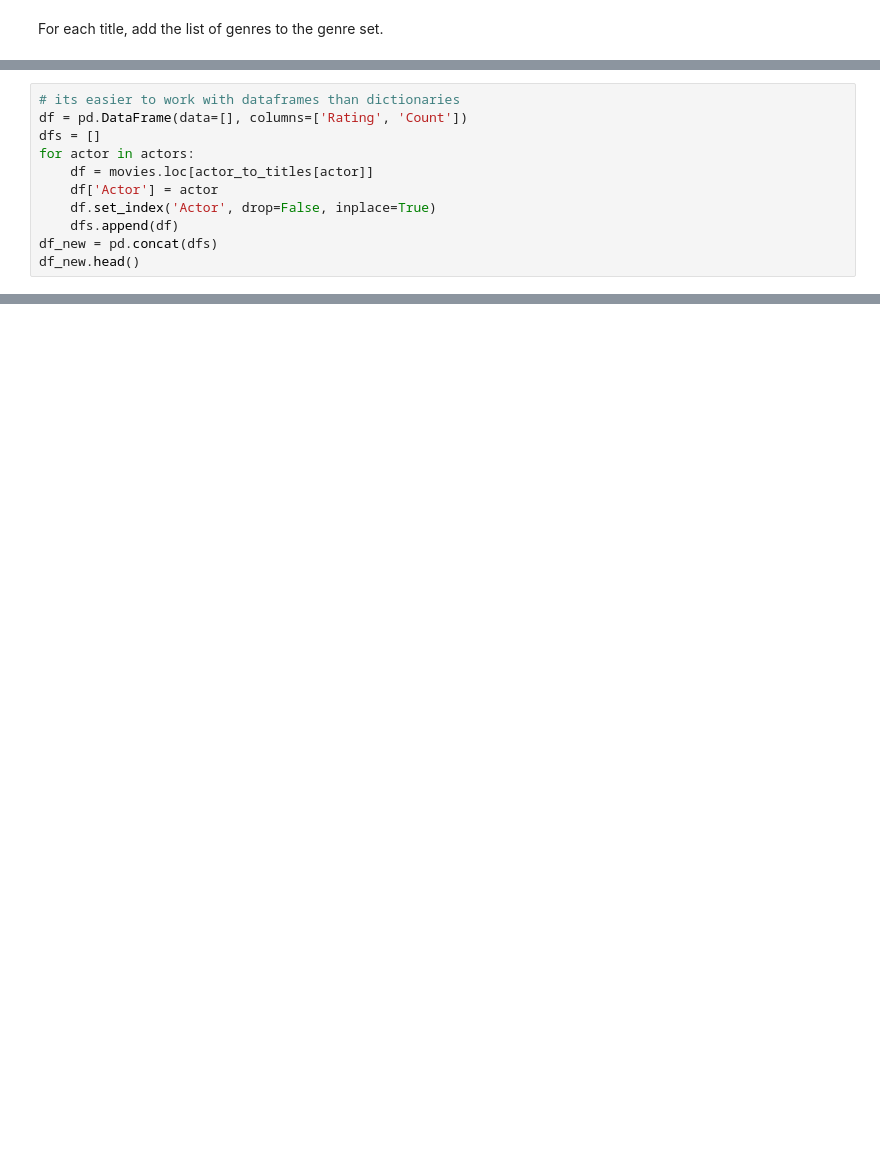
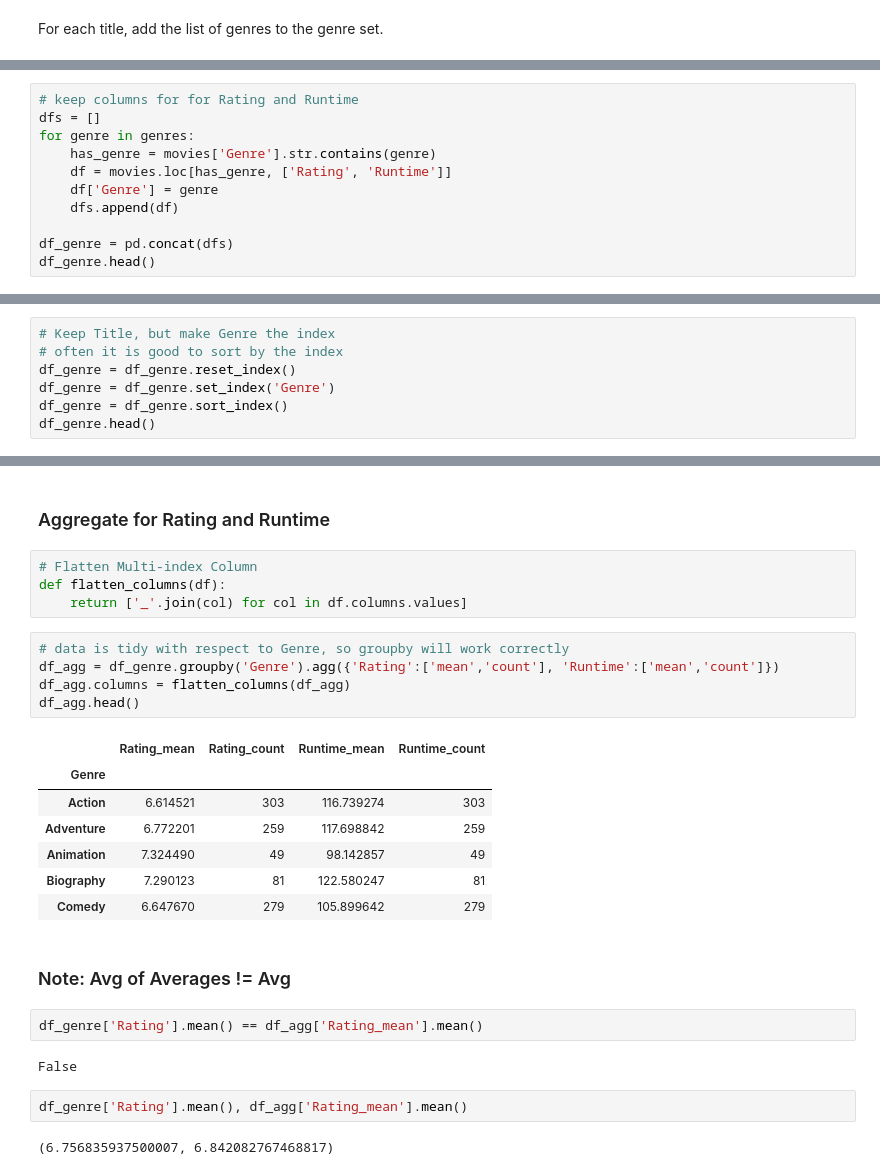
Before and after one commit to sdiehl28/Scikit-Learn-Workflow, a Jupyter notebook: python/Pandas04.ipynb, the cells around one changed output, grey strips where cells are left out. Saved outputs shown, nothing was run; the diff lists cells and outputs as text; blank space fills up the shorter version.

```diff
--- a/python/Pandas04.ipynb
+++ b/python/Pandas04.ipynb
@@ -437,11 +133,0 @@ movies.set_index(index)
-# %%
-# its easier to work with dataframes than dictionaries
-df = pd.DataFrame(data=[], columns=['Rating', 'Count'])
-dfs = []
-for actor in actors:
-    df = movies.loc[actor_to_titles[actor]]
-    df['Actor'] = actor
-    df.set_index('Actor', drop=False, inplace=True)
-    dfs.append(df)
-df_new = pd.concat(dfs)
-df_new.head()
@@ -483,0 +150,11 @@ movie.loc[titles]
+# %%
+# keep columns for for Rating and Runtime
+dfs = []
+for genre in genres:
+    has_genre = movies['Genre'].str.contains(genre)
+    df = movies.loc[has_genre, ['Rating', 'Runtime']]
+    df['Genre'] = genre
+    dfs.append(df)
+
+df_genre = pd.concat(dfs)
+df_genre.head()
@@ -483,0 +169,7 @@ movie.loc[titles]
+# %%
+# Keep Title, but make Genre the index
+# often it is good to sort by the index
+df_genre = df_genre.reset_index()
+df_genre = df_genre.set_index('Genre')
+df_genre = df_genre.sort_index()
+df_genre.head()
@@ -483,0 +193,29 @@ movie.loc[titles]
+# %% [markdown]
+### Aggregate for Rating and Runtime
+# %%
+# Flatten Multi-index Column
+def flatten_columns(df):
+    return ['_'.join(col) for col in df.columns.values]
+# %%
+# data is tidy with respect to Genre, so groupby will work correctly
+df_agg = df_genre.groupby('Genre').agg({'Rating':['mean','count'], 'Runtime':['mean','count']})
+df_agg.columns = flatten_columns(df_agg)
+df_agg.head()
+# %% [output]
+|  | Rating_mean | Rating_count | Runtime_mean | Runtime_count |
+| Genre |  |  |  |  |
+| Action | 6.614521 | 303 | 116.739274 | 303 |
+| Adventure | 6.772201 | 259 | 117.698842 | 259 |
+| Animation | 7.324490 | 49 | 98.142857 | 49 |
+| Biography | 7.290123 | 81 | 122.580247 | 81 |
+| Comedy | 6.647670 | 279 | 105.899642 | 279 |
+# %% [markdown]
+### Note: Avg of Averages != Avg
+# %%
+df_genre['Rating'].mean() == df_agg['Rating_mean'].mean()
+# %% [output]
+False
+# %%
+df_genre['Rating'].mean(), df_agg['Rating_mean'].mean()
+# %% [output]
+(6.756835937500007, 6.842082767468817)
```
Also changed, not shown: parts of 150 cells of this notebook, 2 other files.
